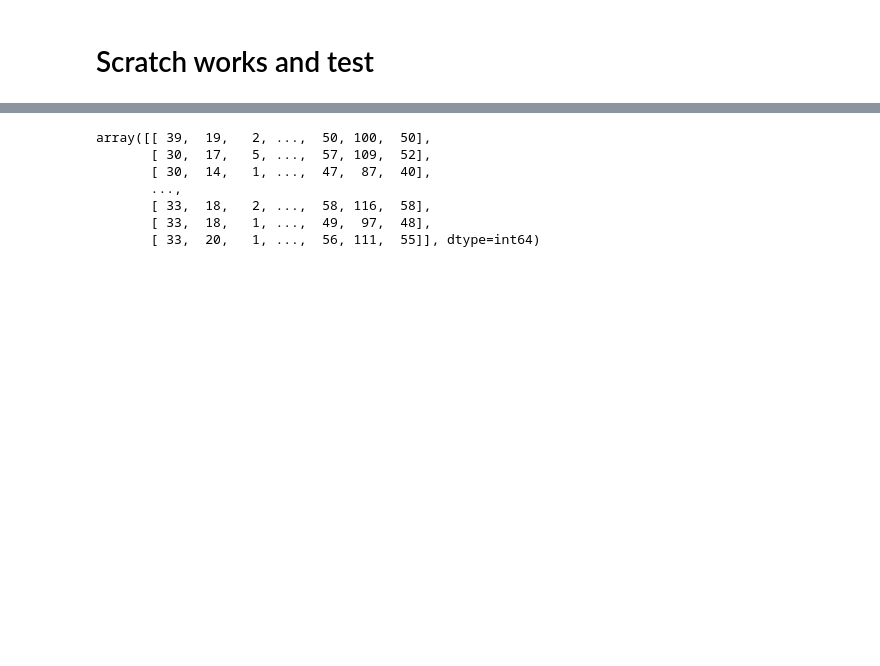
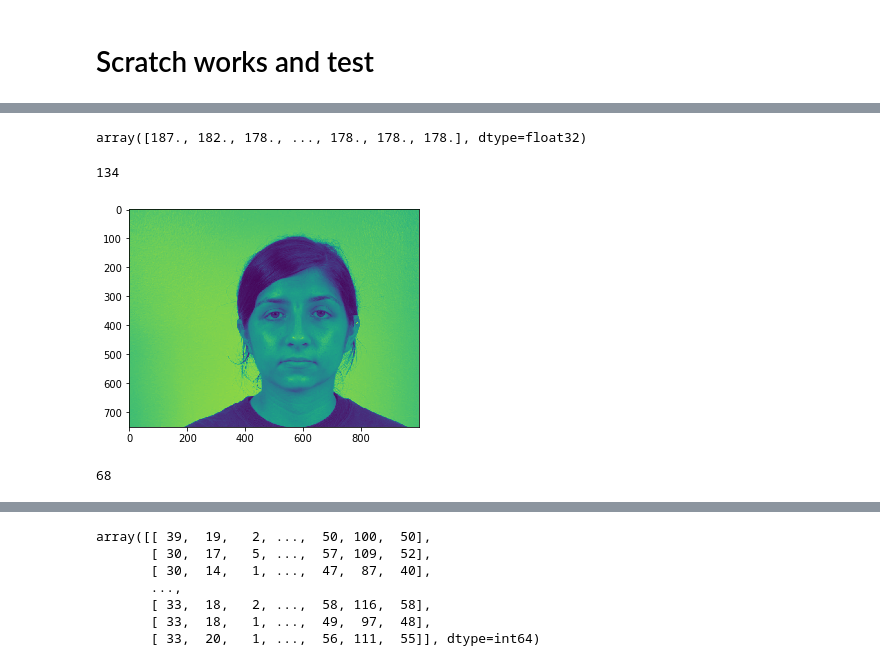
Before and after one commit to ftmhghpnh/fall2019-proj3-sec2--group6, a Jupyter notebook: doc/ADS_proj3_sl_2rd_commit.ipynb, the cells around one changed output, grey strips where cells are left out. Cells and saved outputs as stored; diff of their text form; code cells hidden in the pictures; blank space fills up the shorter version.

Commit message:
update pixels_dataframe

```diff
--- a/doc/ADS_proj3_sl_2rd_commit.ipynb
+++ b/doc/ADS_proj3_sl_2rd_commit.ipynb
@@ -336,3 +397,8 @@ XGBClassifier(base_score=0.5, booster='gbtree', colsample_bylevel=1,
               silent=None, subsample=1, verbosity=1)
 # %% [markdown]
 # Scratch works and test
+# %%
+#cv2.imshow('test',img)
+path_test = 'C:/Users/BurningBamboo/Desktop/ADS_proj3/test_several'
+img_001=cv2.imread('C:/Users/BurningBamboo/Desktop/ADS_proj3/test_several/0009.jpg',0)
+#img_001_gray = cv2.cvtColor(img_001, cv2.COLOR_BGR2GRAY)
@@ -338,0 +454,13 @@ XGBClassifier(base_score=0.5, booster='gbtree', colsample_bylevel=1,
+# %%
+numpy_pixels(img_001)
+# %% [output]
+array([187., 182., 178., ..., 178., 178., 178.], dtype=float32)
+# %%
+get_landmarks(img_001)
+# %% [output]
+134
+# %%
+plt.imshow(img_001)
+plt.show()
+# %% [output]
+[figure, added]
@@ -338,0 +471,4 @@ XGBClassifier(base_score=0.5, booster='gbtree', colsample_bylevel=1,
+# %%
+len(test_cor)
+# %% [output]
+68
```
Also changed, not shown: parts of 33 cells of this notebook, 6 other files.
